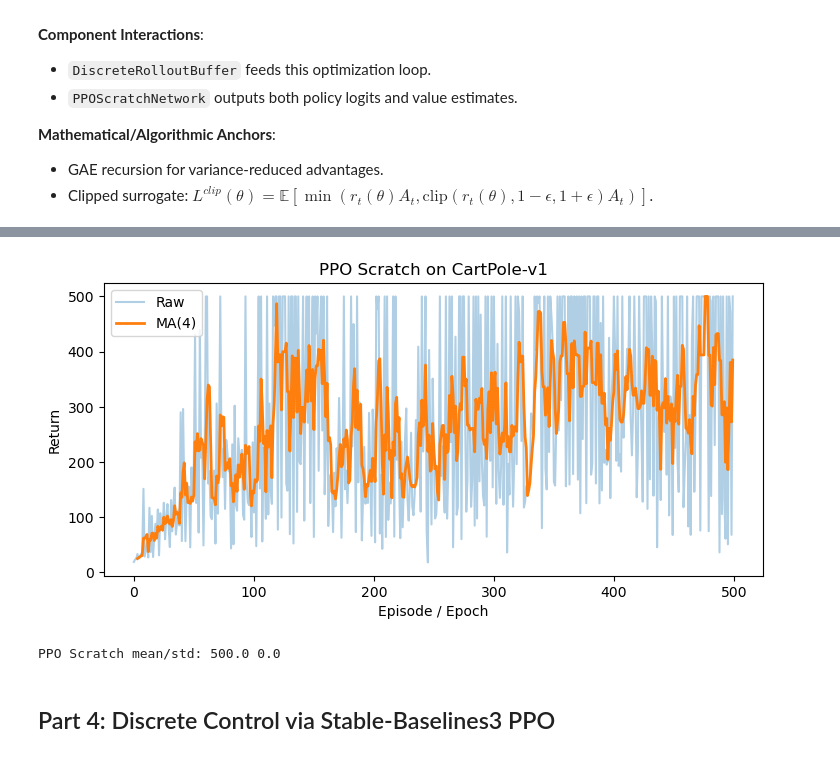
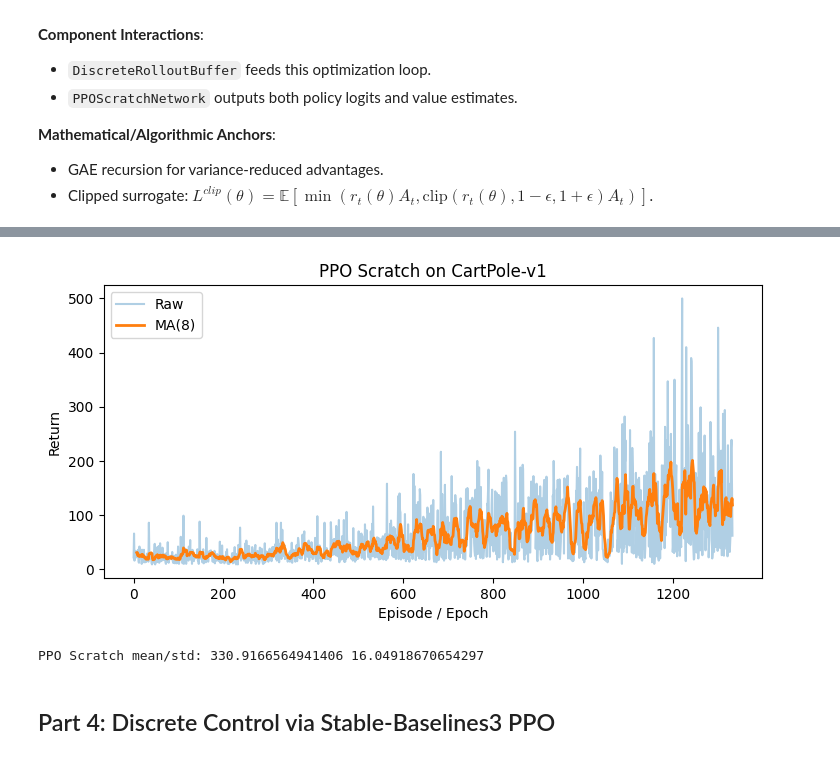
Before and after one commit to catarena2608/RL-Lab5, a Jupyter notebook: Lab5.1-st.ipynb, the cells around one changed output, grey strips where cells are left out. Cells and saved outputs as stored; diff of their text form; code cells hidden in the pictures.

```diff
--- a/Lab5.1-st.ipynb
+++ b/Lab5.1-st.ipynb
@@ -53,8 +53,8 @@ except Exception:
     sb3_library_available = False
 
 # Reproducibility settings
-SEED = 54
-FAST_MODE = False
+SEED = 42
+FAST_MODE = True
 
 # Set seeds for all libraries to ensure reproducibility
 random.seed(SEED)
@@ -166,17 +166,13 @@ class ContinuousReplayBuffer:
         # Store a transition tuple in the replay buffer
         self.transition_buffer.append((state, action, reward, next_state, done))
 
-    def sample(self, batch_size=128):
+    def sample(self, batch_size=64):
         # Randomly sample a batch of transitions from the replay buffer and convert them to PyTorch tensors
         sampled_indices = np.random.choice(len(self.transition_buffer), batch_size, replace=False)
         # Retrieve the sampled transitions and unzip them into separate arrays for states, actions, rewards, next states, and done flags
         ### YOU NEED TO WRITE YOUR CODE BELOW ###
-        sampled_batch = [self.transition_buffer[index] for index in sampled_indices]
-        states_array = np.array([item[0] for item in sampled_batch])
-        actions_array = np.array([item[1] for item in sampled_batch])
-        rewards_array = np.array([item[2] for item in sampled_batch])
-        next_states_array = np.array([item[3] for item in sampled_batch])
-        dones_array = np.array([item[4] for item in sampled_batch])
+        sampled_batch = [np.array(self.transition_buffer[idx]) for idx in sampled_indices]
+        states_array, actions_array, rewards_array, next_states_array, dones_array = zip(*sampled_batch)
 
         return (
             torch.tensor(states_array, dtype=torch.float32, device=device),
@@ -254,7 +250,8 @@ class DDPGCritic(nn.Module):
     def forward(self, state_tensor, action_tensor):
         # Concatenate the state and action tensors along the feature dimension (dim=1)
         # before passing through the critic network to get the Q-value estimate for that state-action pair.
-        return self.critic_network(torch.cat([state_tensor, action_tensor], dim=1))
+        concatenated = torch.cat([state_tensor, action_tensor], dim=1)
+        return self.critic_network(concatenated)
 
 
 env = gym.make(mountaincar_continuous_env)
@@ -827,31 +755,29 @@ ppo_scratch_trainer = PPOScratchTrainer(cartpole_observation_dimension, cartpole
 cartpole_rollout_buffer = DiscreteRolloutBuffer()
 cartpole_training_environment = gym.make(cartpole_discrete_env)
 
-ppo_training_epochs = 24 if FAST_MODE else 500
+ppo_training_epochs = 192 if FAST_MODE else 120
 rollout_steps_per_epoch = 512
 ppo_training_returns = []
+ppo_episode_returns = []
 
 for epoch_index in range(ppo_training_epochs):
     cartpole_rollout_buffer.clear()
     current_observation, _ = cartpole_training_environment.reset(seed=SEED + epoch_index)
-
-    # Track returns for evaluation
-    epoch_returns = []
+    epoch_return_value = 0.0
     current_episode_return = 0.0
 
     for _ in range(rollout_steps_per_epoch):
         selected_action, action_log_probability, value_estimate = ppo_scratch_trainer.sample_action(current_observation)
         next_observation, reward_value, terminated_flag, truncated_flag, _ = cartpole_training_environment.step(selected_action)
         done_value = float(terminated_flag or truncated_flag)
-
         # Store the transition data in the rollout buffer for later optimization after collecting a batch of transitions.
         cartpole_rollout_buffer.add(current_observation, selected_action, action_log_probability, reward_value, done_value, value_estimate)
-
+        epoch_return_value += reward_value
         current_episode_return += reward_value
         current_observation = next_observation
 
         if terminated_flag or truncated_flag:
-            epoch_returns.append(current_episode_return)
+            ppo_episode_returns.append(current_episode_return)
             current_episode_return = 0.0
             current_observation, _ = cartpole_training_environment.reset()
 
@@ -859,22 +785,15 @@ for epoch_index in range(ppo_training_epochs):
     # we call the optimize_from_buffer method of the PPO trainer to perform multiple epochs of optimization using mini-batches of the collected data,
     # which updates the policy and value networks based on the PPO objective.
     ppo_scratch_trainer.optimize_from_buffer(
-        cartpole_rollout_buffer, gamma_value=0.99, lambda_value=0.95, epochs_count=10, minibatch_size=64
+        cartpole_rollout_buffer, gamma_value=0.99, lambda_value=0.95, epochs_count=4, minibatch_size=128
     )
+    ppo_training_returns.append(epoch_return_value)
 
-    # Store the average return of completed episodes in this epoch
-    mean_epoch_return = np.mean(epoch_returns) if epoch_returns else current_episode_return
-    ppo_training_returns.append(mean_epoch_return)
+    if (epoch_index + 1) % 6 == 0:
+        print(f'[PPO Scratch] Epoch {epoch_index + 1}/{ppo_training_epochs} Return={epoch_return_value:.2f}')
 
-    if (epoch_index + 1) % 5 == 0:
-        print(f'[PPO Scratch] Epoch {epoch_index + 1}/{ppo_training_epochs} Mean Return={mean_epoch_return:.2f}')
-
-    # Hội tụ bền vững: Nếu 10 epoch liên tiếp đạt 500, dừng lại
-    if len(ppo_training_returns) > 10 and np.mean(ppo_training_returns[-10:]) >= 495:
-        print("Agent đã hội tụ hoàn hảo. Dừng huấn luyện.")
-        break
 cartpole_training_environment.close()
-plot_training_curve(ppo_training_returns, 'PPO Scratch on CartPole-v1', window_size=4)
+plot_training_curve(ppo_episode_returns, 'PPO Scratch on CartPole-v1', window_size=8)
 
 
 def ppo_scratch_action_function(observation_state):
@@ -905,5 +824,5 @@ print('PPO Scratch mean/std:', float(ppo_scratch_evaluation_returns.mean()), flo
-[figure, old version]
+[figure, new version]
-PPO Scratch mean/std: 500.0 0.0
+PPO Scratch mean/std: 330.9166564941406 16.04918670654297
 # %% [markdown]
 ## Part 4: Discrete Control via Stable-Baselines3 PPO
 # %% [markdown]
```
Also changed, not shown: parts of 12 cells of this notebook, 2 other files.
